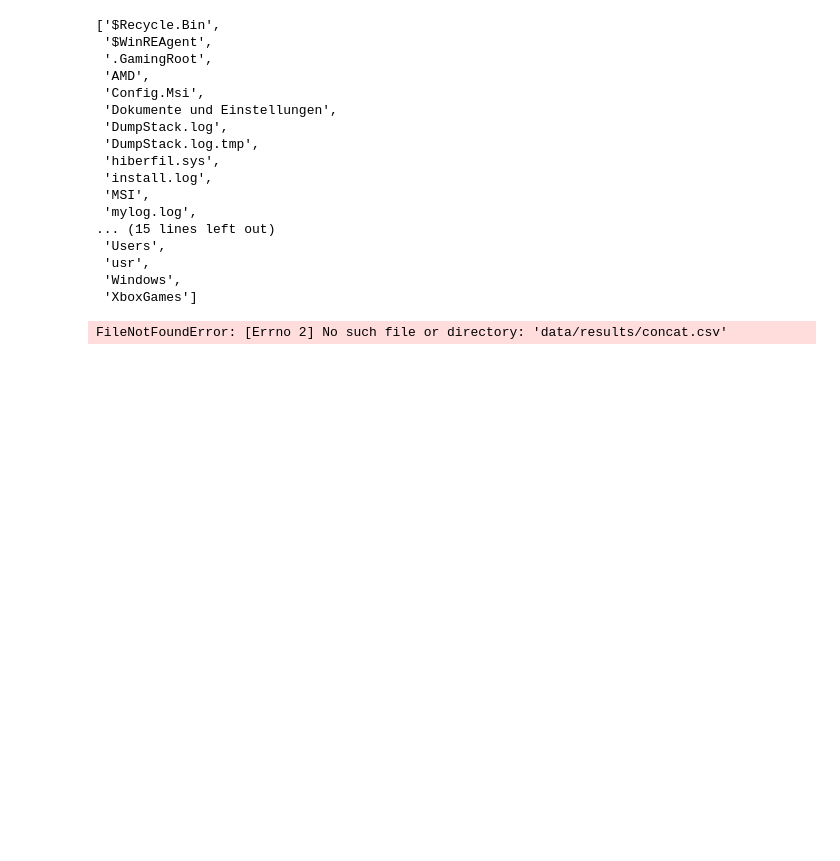
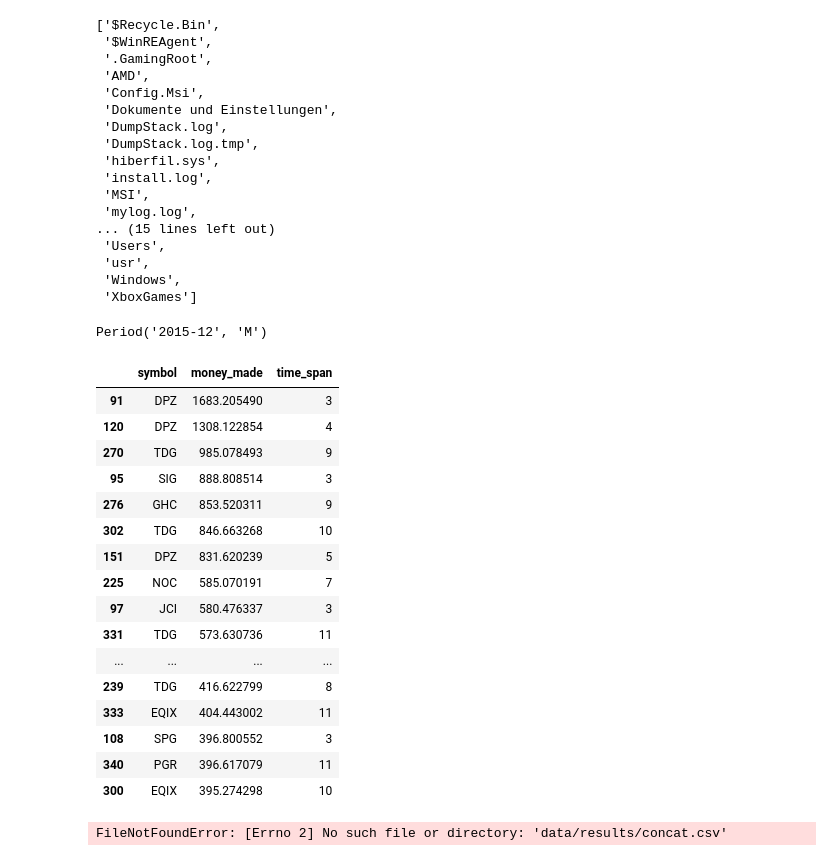
Before and after one commit to BeneSell/Backtesting_Dividenden_Portfolio, a Jupyter notebook: source/data_download/fmp_backtesting.ipynb, the cells around one changed output. Saved outputs shown, nothing was run; the diff lists cells and outputs as text; code cells hidden in the pictures; blank space fills up the shorter version.

```diff
--- a/source/data_download/fmp_backtesting.ipynb
+++ b/source/data_download/fmp_backtesting.ipynb
@@ -347,3 +347,8 @@ os.listdir("/")
  'usr',
  'Windows',
  'XboxGames']
+# %%
+pd.Series(pd.to_datetime("2015-12-31")).dt.to_period("M").iloc[0]
+pd.to_datetime("2015-12-31").to_period("M")
+# %% [output]
+Period('2015-12', 'M')
@@ -350,3 +365,23 @@ os.listdir("/")
+# %%
+pd.read_csv("../../data/results/test_along_time.csv", index_col=0).sort_values(by="money_made", ascending=False)[:30]
+# %% [output]
+|  | symbol | money_made | time_span |
+| 91 | DPZ | 1683.205490 | 3 |
+| 120 | DPZ | 1308.122854 | 4 |
+| 270 | TDG | 985.078493 | 9 |
+| 95 | SIG | 888.808514 | 3 |
+| 276 | GHC | 853.520311 | 9 |
+| 302 | TDG | 846.663268 | 10 |
+| 151 | DPZ | 831.620239 | 5 |
+| 225 | NOC | 585.070191 | 7 |
+| 97 | JCI | 580.476337 | 3 |
+| 331 | TDG | 573.630736 | 11 |
+| ... | ... | ... | ... |
+| 239 | TDG | 416.622799 | 8 |
+| 333 | EQIX | 404.443002 | 11 |
+| 108 | SPG | 396.800552 | 3 |
+| 340 | PGR | 396.617079 | 11 |
+| 300 | EQIX | 395.274298 | 10 |
 # %%
 import pandas as pd
 
```
Also changed, not shown: parts of 1 cell of this notebook, 2 other files.
